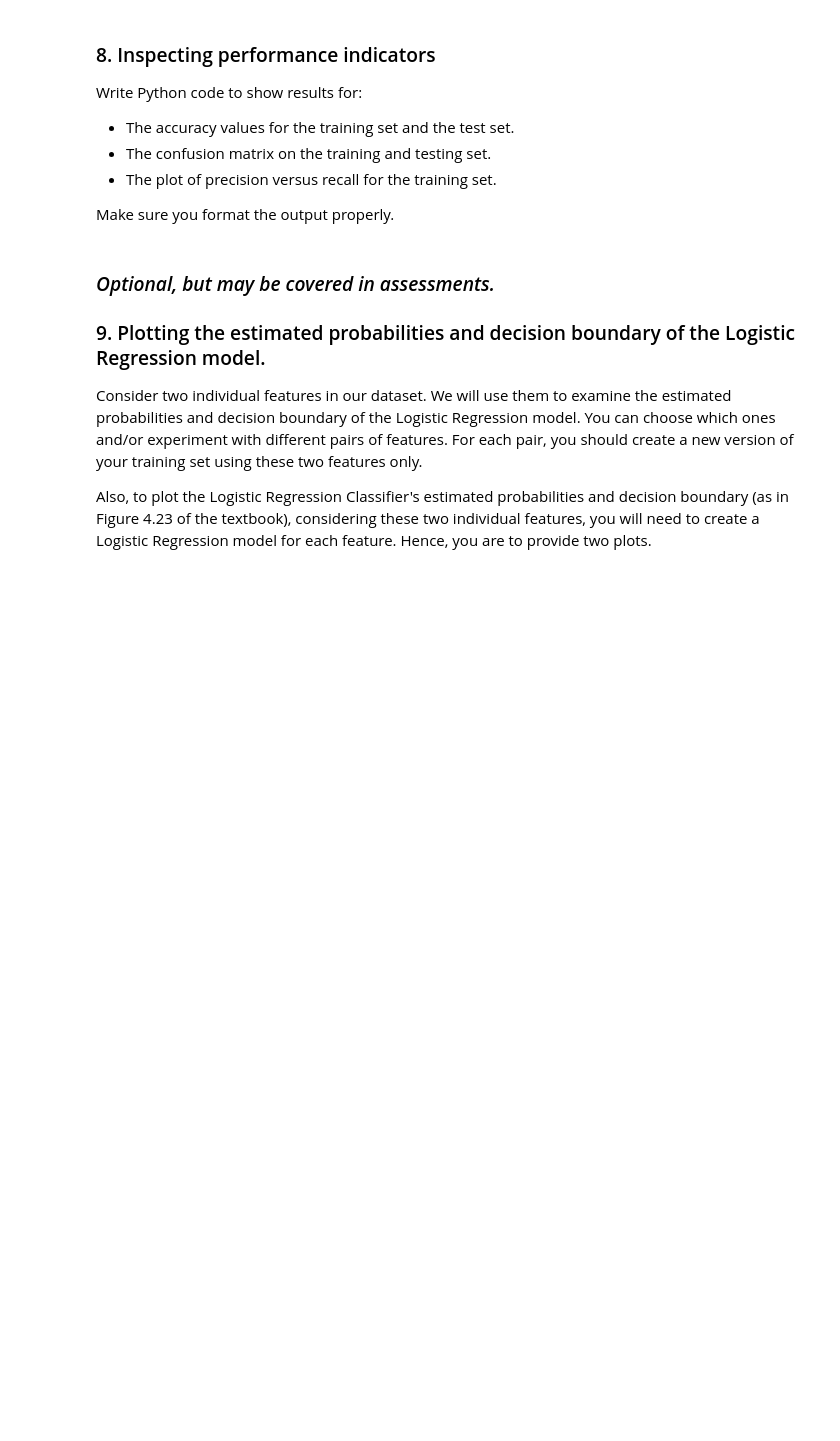
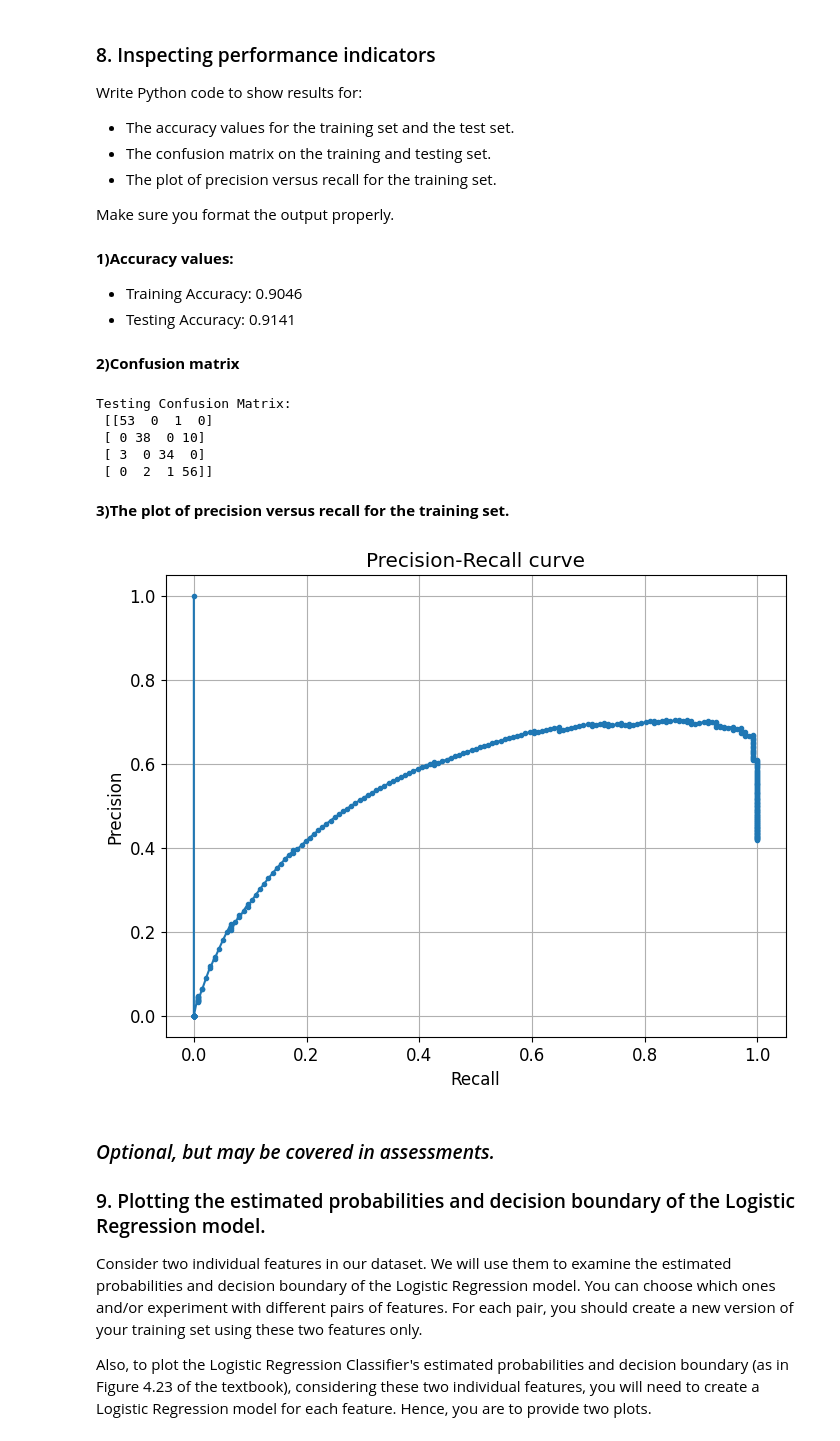
Before and after one commit to flavian-koima/Machine-Learning, a Jupyter notebook: labsheet2(1).ipynb, the cells around one changed output. Saved outputs shown, nothing was run; the diff lists cells and outputs as text; code cells hidden in the pictures; blank space fills up the shorter version.

```diff
--- a/labsheet2(1).ipynb
+++ b/labsheet2(1).ipynb
@@ -222,3 +277,43 @@ Make sure you format the output properly.
+# %% [markdown]
+**1)Accuracy values:**
+
+
+
+*   Training Accuracy: 0.9046
+*   Testing Accuracy: 0.9141
+# %% [markdown]
+**2)Confusion matrix**
+# %%
+print("Testing Confusion Matrix:\n", test_conf_matrix)
+# %% [output]
+Testing Confusion Matrix:
+ [[53  0  1  0]
+ [ 0 38  0 10]
+ [ 3  0 34  0]
+ [ 0  2  1 56]]
+# %% [markdown]
+**3)The plot of precision versus recall for the training set.**
+# %%
+#Still need to confirm the data training sets because of the curve
+from sklearn.metrics import precision_recall_curve
+
+
+# Get probability scores
+y_scores = clf.predict_proba(X_train_scaled)[:, 1]  # Get scores for the positive class
+
+# Compute precision and recall
+precision, recall, thresholds = precision_recall_curve(y_train, y_scores, pos_label='s')
+
+# Plot precision-recall curve
+plt.figure(figsize=(8, 6))
+plt.plot(recall, precision, marker='.')
+plt.title('Precision-Recall curve')
+plt.xlabel('Recall')
+plt.ylabel('Precision')
+plt.grid(True)
+plt.show()
+# %% [output]
+[figure, added]
 # %% [markdown]
 ### *Optional, but may be covered in assessments.*
 
```
Also changed, not shown: parts of 7 cells of this notebook.
